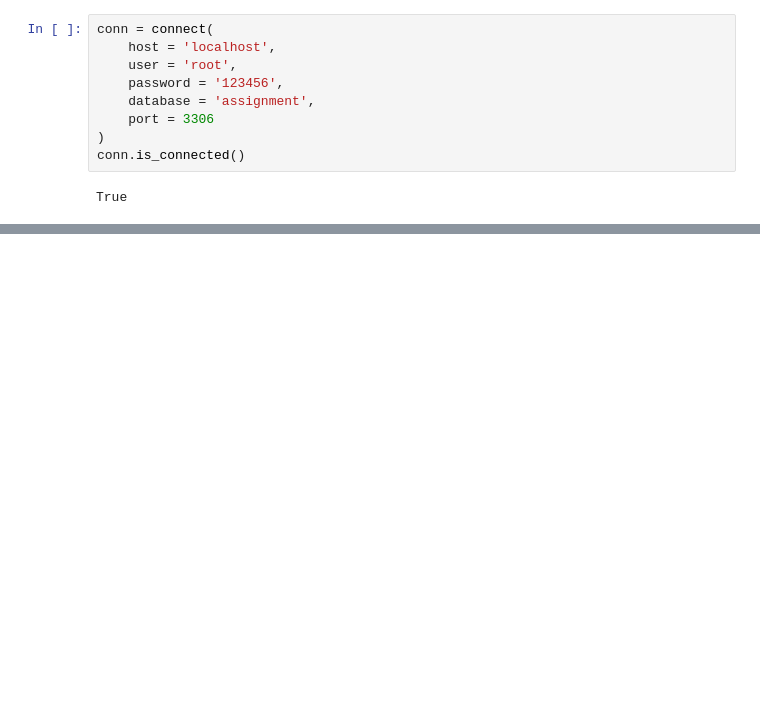
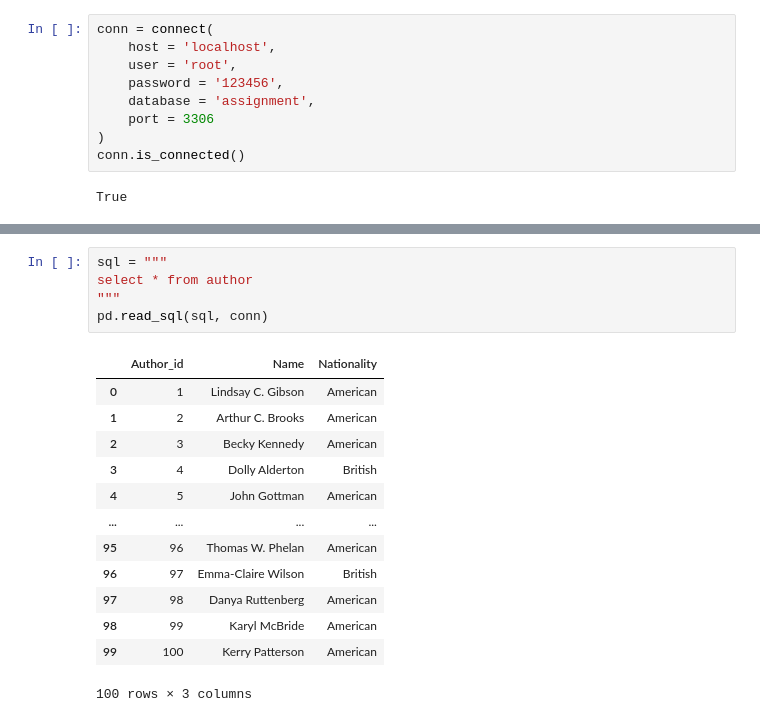
Before and after one commit to LangTuBun/EBook_Store, a Jupyter notebook: book_scraping/amazon_ebook.ipynb, the cells around one changed output, grey strips where cells are left out. Cells and saved outputs as stored; diff of their text form; blank space fills up the shorter version.

```diff
--- a/book_scraping/amazon_ebook.ipynb
+++ b/book_scraping/amazon_ebook.ipynb
@@ -42,0 +56,19 @@ pd.read_sql(sql, conn)
+# %%
+sql = """
+select * from author
+"""
+pd.read_sql(sql, conn)
+# %% [output]
+|  | Author_id | Name | Nationality |
+| 0 | 1 | Lindsay C. Gibson | American |
+| 1 | 2 | Arthur C. Brooks | American |
+| 2 | 3 | Becky Kennedy | American |
+| 3 | 4 | Dolly Alderton | British |
+| 4 | 5 | John Gottman | American |
+| ... | ... | ... | ... |
+| 95 | 96 | Thomas W. Phelan | American |
+| 96 | 97 | Emma-Claire Wilson | British |
+| 97 | 98 | Danya Ruttenberg | American |
+| 98 | 99 | Karyl McBride | American |
+| 99 | 100 | Kerry Patterson | American |
+100 rows × 3 columns
```
Also changed, not shown: parts of 28 cells of this notebook, 4 other files.
